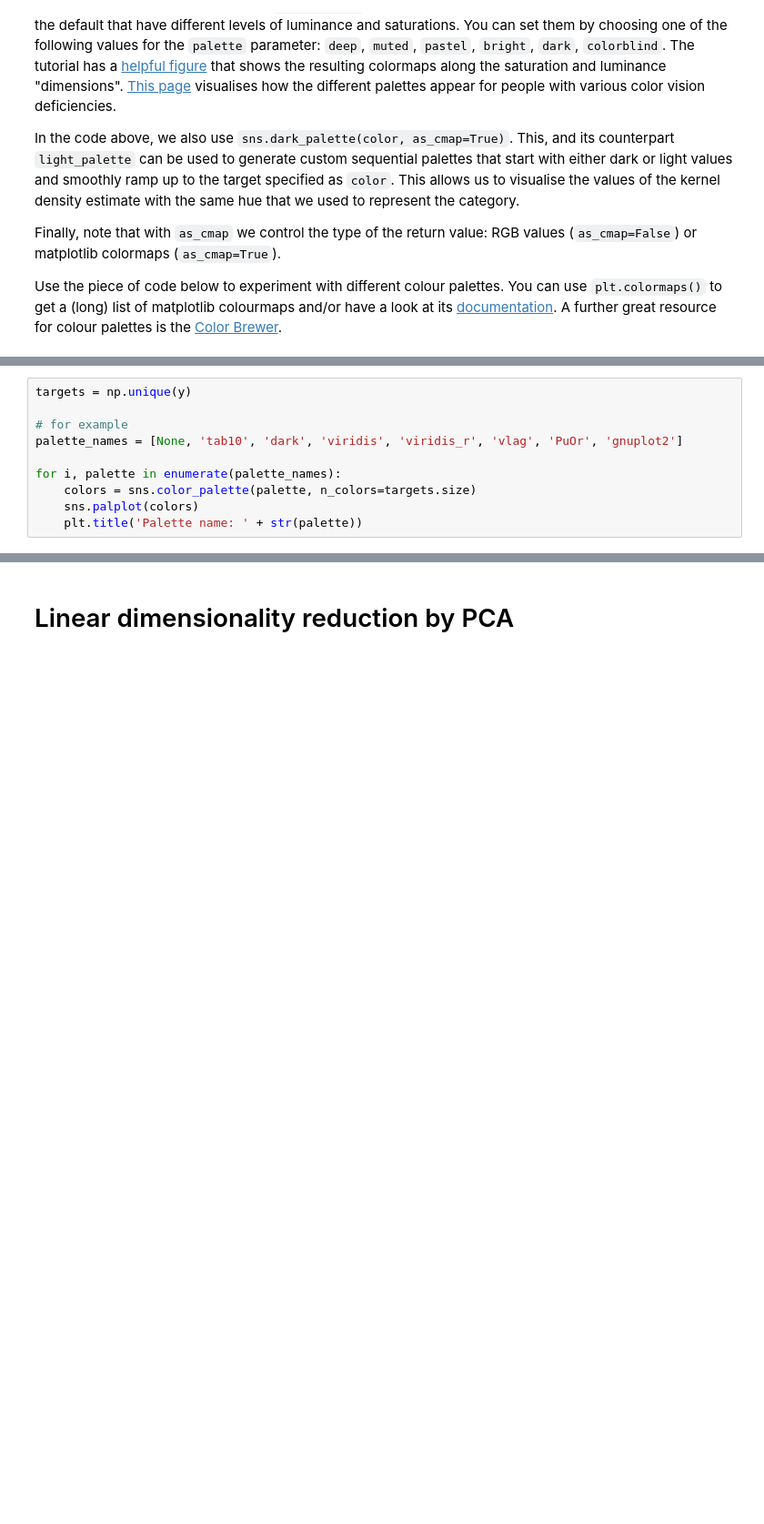
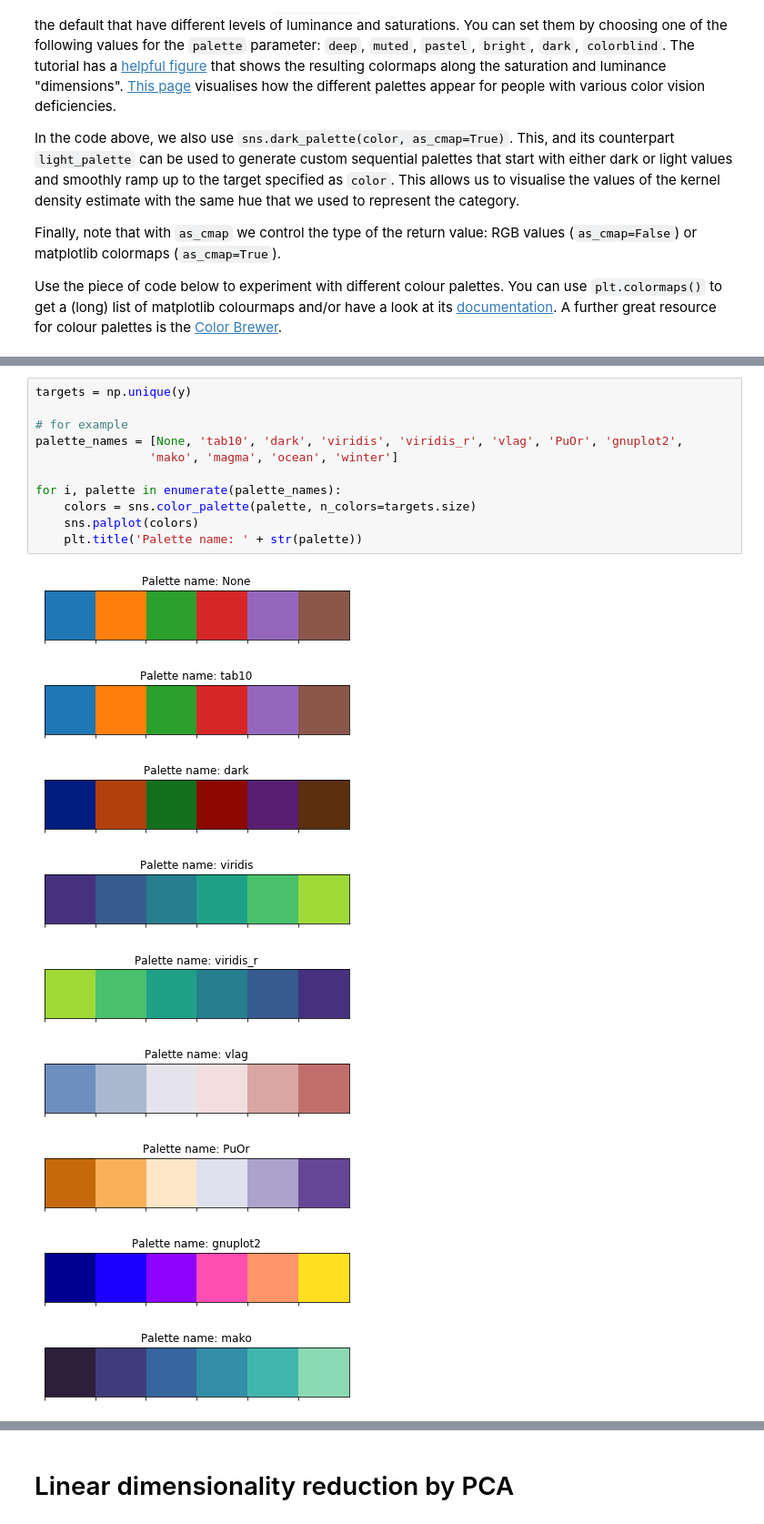
Before and after one commit to c-abbott/dme-2021, a Jupyter notebook: w3/03_Lab_3_Unsupervised_dimensionality_reduction.ipynb, the cells around one changed output, grey strips where cells are left out. Shown: that part at 91% size. Cells and saved outputs as stored; diff of their text form; blank space fills up the shorter version.

```diff
--- a/w3/03_Lab_3_Unsupervised_dimensionality_reduction.ipynb
+++ b/w3/03_Lab_3_Unsupervised_dimensionality_reduction.ipynb
@@ -211,10 +255,21 @@ Use the piece of code below to experiment with different colour palettes. You ca
 # %%
 targets = np.unique(y)
 
 # for example
-palette_names = [None, 'tab10', 'dark', 'viridis', 'viridis_r', 'vlag', 'PuOr', 'gnuplot2']
+palette_names = [None, 'tab10', 'dark', 'viridis', 'viridis_r', 'vlag', 'PuOr', 'gnuplot2',
+                'mako', 'magma', 'ocean', 'winter']
 
 for i, palette in enumerate(palette_names):
     colors = sns.color_palette(palette, n_colors=targets.size)
     sns.palplot(colors)
     plt.title('Palette name: ' + str(palette))
+# %% [output]
+[figure, added]
+[figure, added]
+[figure, added]
+[figure, added]
+[figure, added]
+[figure, added]
+[figure, added]
+[figure, added]
+[figure, added]
```
Also changed, not shown: parts of 13 cells of this notebook.
